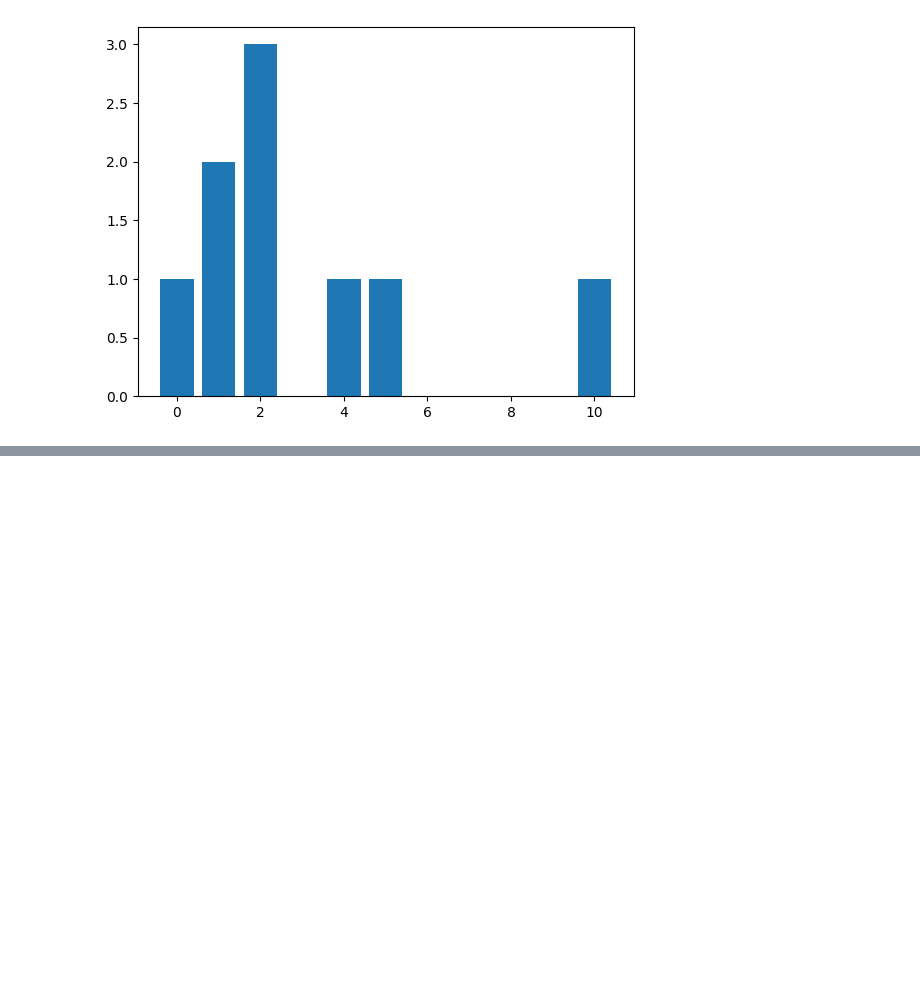
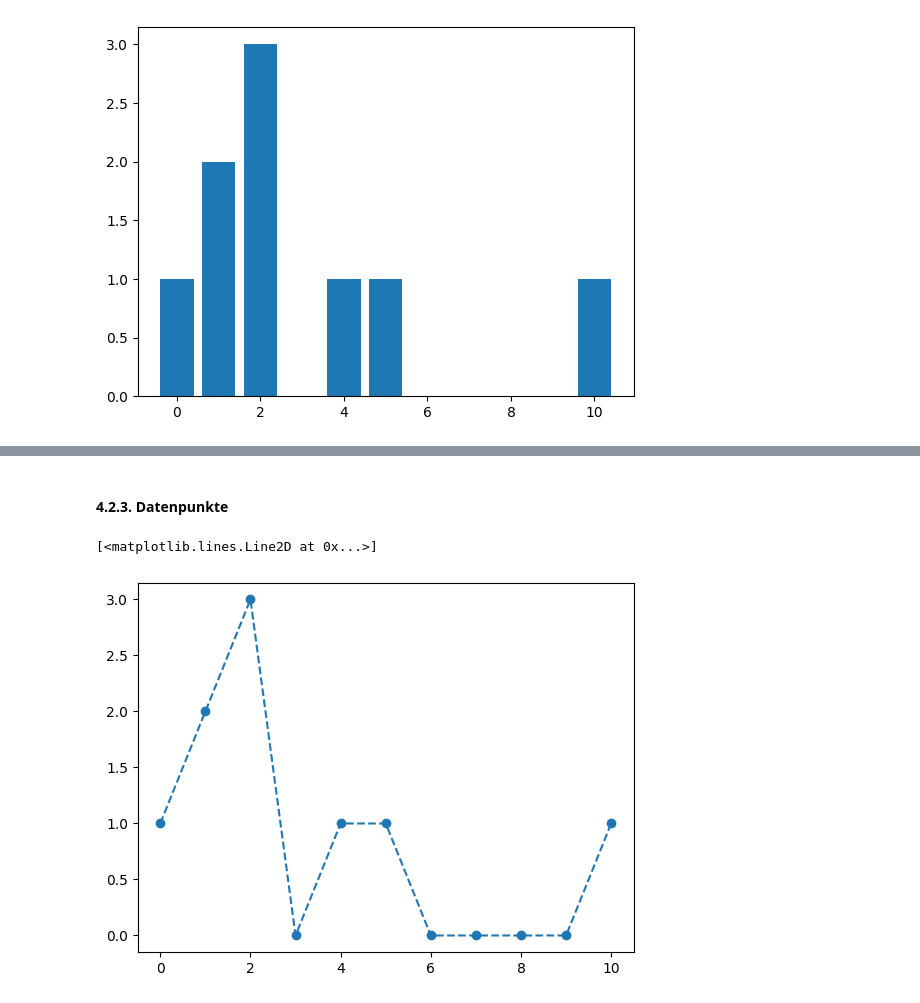
Before and after one commit to ghackenberg/python-grundlagen-kurs, a Jupyter notebook: Unterlagen/Termin_07/03_Statistik.ipynb, the cells around one changed output, grey strips where cells are left out. Saved outputs shown, nothing was run; the diff lists cells and outputs as text; code cells hidden in the pictures; blank space fills up the shorter version.

```diff
--- a/Unterlagen/Termin_07/03_Statistik.ipynb
+++ b/Unterlagen/Termin_07/03_Statistik.ipynb
@@ -117,0 +140,9 @@ matplotlib.pyplot.bar(histogramm_mittelwert, histogramm_anzahl)
+# %% [markdown]
+#### 4.2.3. Datenpunkte
+# %%
+import matplotlib.pyplot
+
+matplotlib.pyplot.plot(histogramm_mittelwert, histogramm_anzahl, linestyle='--', marker='o')
+# %% [output]
+[<matplotlib.lines.Line2D at 0x...>]
+[figure, added]
```
Also changed, not shown: parts of 8 cells of this notebook, 3 other files.
